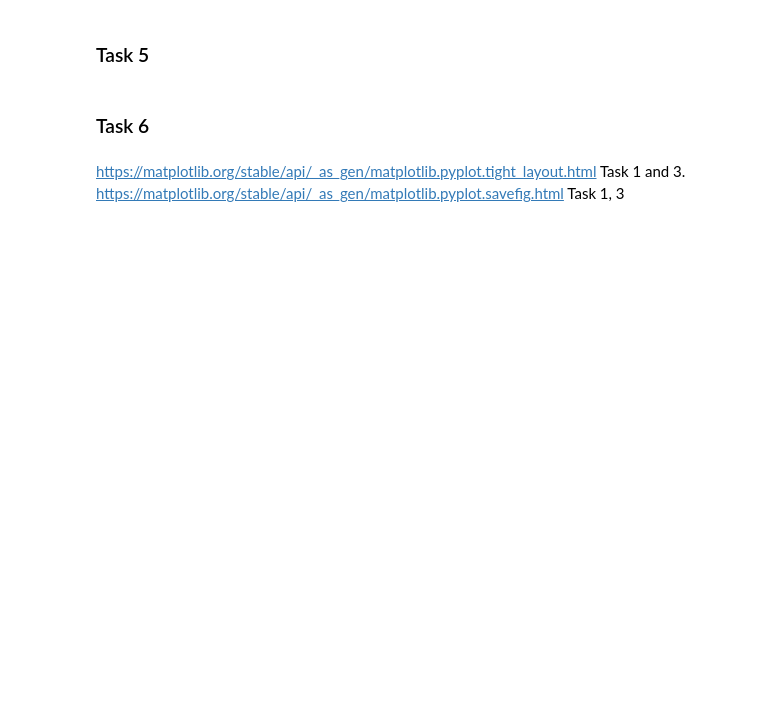
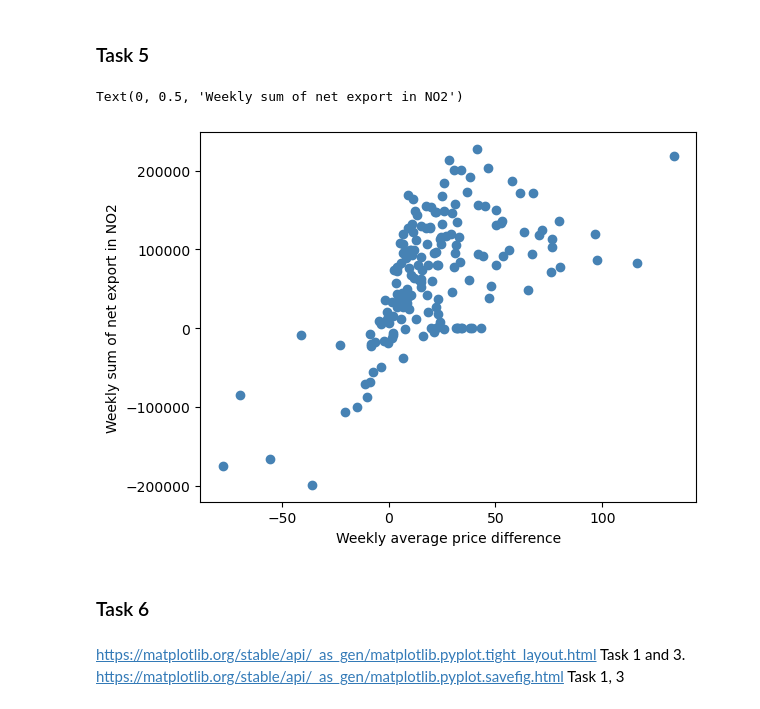
Before and after one commit to AndreasNoklebye/TECH2-Exam, a Jupyter notebook: exam-tech2.ipynb, the cells around one changed output. Saved outputs shown, nothing was run; the diff lists cells and outputs as text; code cells hidden in the pictures; blank space fills up the shorter version.

```diff
--- a/exam-tech2.ipynb
+++ b/exam-tech2.ipynb
@@ -152,5 +169,19 @@ plt.tight_layout()
 # %% [markdown]
 ### Task 5
+# %%
+df= df.loc['2020-09-06':]
+weekly_prices = df.groupby('MapCode').resample('W')['Price'].mean()
+weekly_diff = weekly_prices['DE_LU'] - weekly_prices['NO2']
+
+
+fig, ax = plt.subplots()
+
+ax.scatter(weekly_diff, df2_weekly, c='steelblue')
+ax.set_xlabel('Weekly average price difference')
+ax.set_ylabel('Weekly sum of net export in NO2')
+# %% [output]
+Text(0, 0.5, 'Weekly sum of net export in NO2')
+[figure, added]
 # %% [markdown]
 ### Task 6
 # %% [markdown]
```
Also changed, not shown: parts of 3 cells of this notebook.
